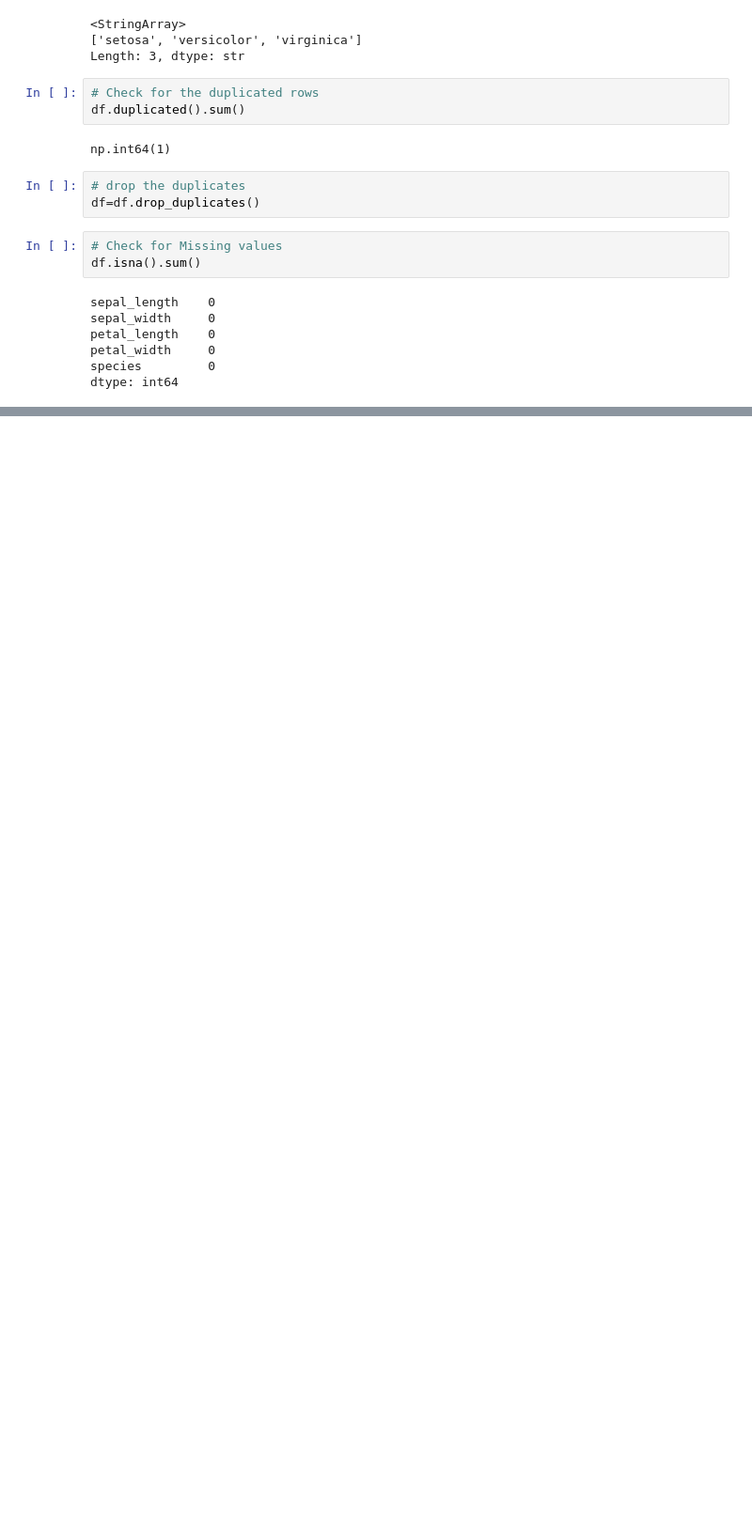
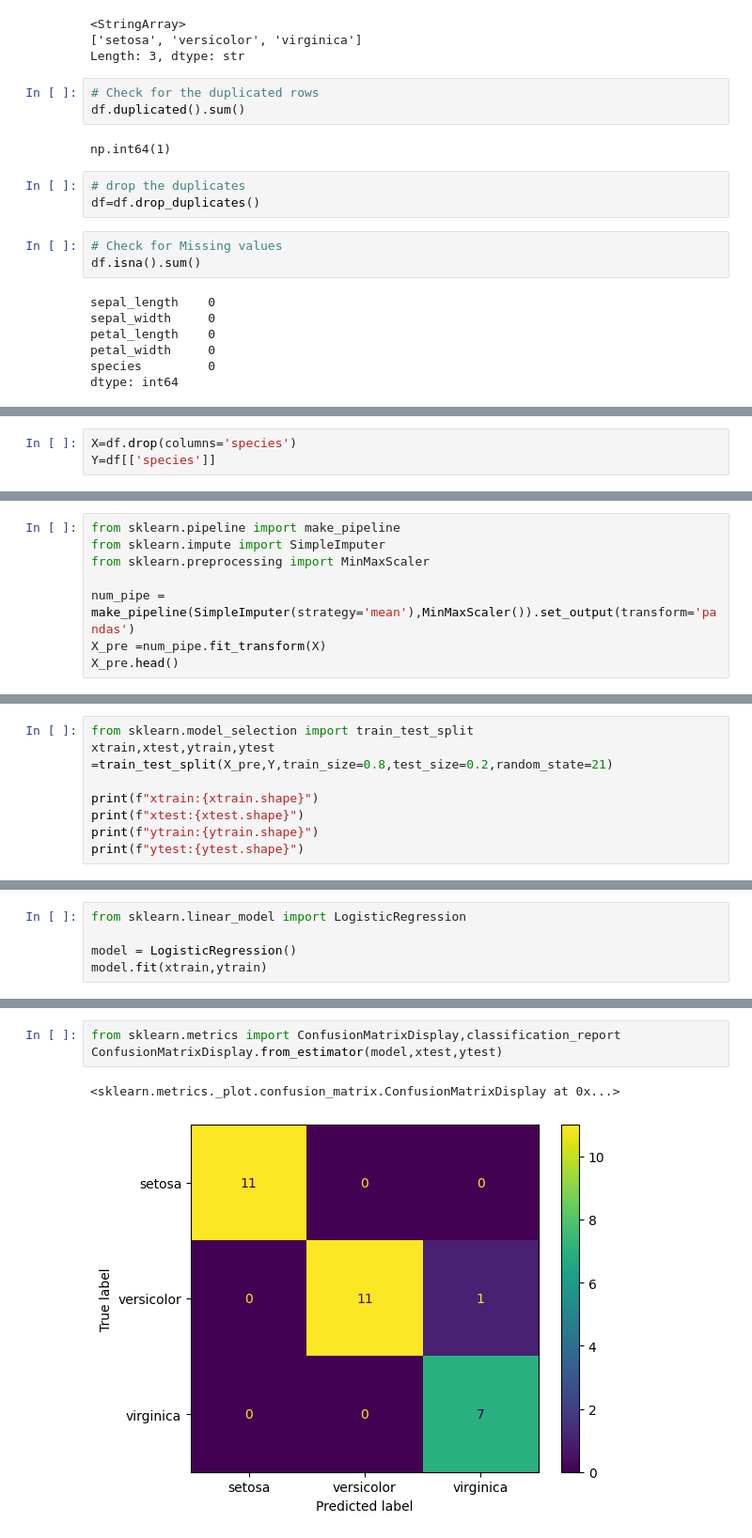
Before and after one commit to PrarthanaShende/Machine-Learning, a Jupyter notebook: Logistic Regression/Logistic Regression.ipynb, the cells around one changed output, grey strips where cells are left out. Shown at 94% size. Drawn from its saved outputs; the diff is of its cells as text; blank space fills up the shorter version.

Commit message:
Logistic Regression

```diff
--- a/Logistic Regression/Logistic Regression.ipynb
+++ b/Logistic Regression/Logistic Regression.ipynb
@@ -63,0 +66,3 @@ dtype: int64
+# %%
+X=df.drop(columns='species')
+Y=df[['species']]
@@ -63,0 +89,8 @@ dtype: int64
+# %%
+from sklearn.pipeline import make_pipeline
+from sklearn.impute import SimpleImputer
+from sklearn.preprocessing import MinMaxScaler
+
+num_pipe = make_pipeline(SimpleImputer(strategy='mean'),MinMaxScaler()).set_output(transform='pandas')
+X_pre =num_pipe.fit_transform(X)
+X_pre.head()
@@ -63,0 +106,8 @@ dtype: int64
+# %%
+from sklearn.model_selection import train_test_split
+xtrain,xtest,ytrain,ytest =train_test_split(X_pre,Y,train_size=0.8,test_size=0.2,random_state=21)
+
+print(f"xtrain:{xtrain.shape}")
+print(f"xtest:{xtest.shape}")
+print(f"ytrain:{ytrain.shape}")
+print(f"ytest:{ytest.shape}")
@@ -63,0 +121,5 @@ dtype: int64
+# %%
+from sklearn.linear_model import LogisticRegression
+
+model = LogisticRegression()
+model.fit(xtrain,ytrain)
@@ -63,0 +134,6 @@ dtype: int64
+# %%
+from sklearn.metrics import ConfusionMatrixDisplay,classification_report
+ConfusionMatrixDisplay.from_estimator(model,xtest,ytest)
+# %% [output]
+<sklearn.metrics._plot.confusion_matrix.ConfusionMatrixDisplay at 0x...>
+[figure, added]
```
Also changed, not shown: parts of 28 cells of this notebook.
